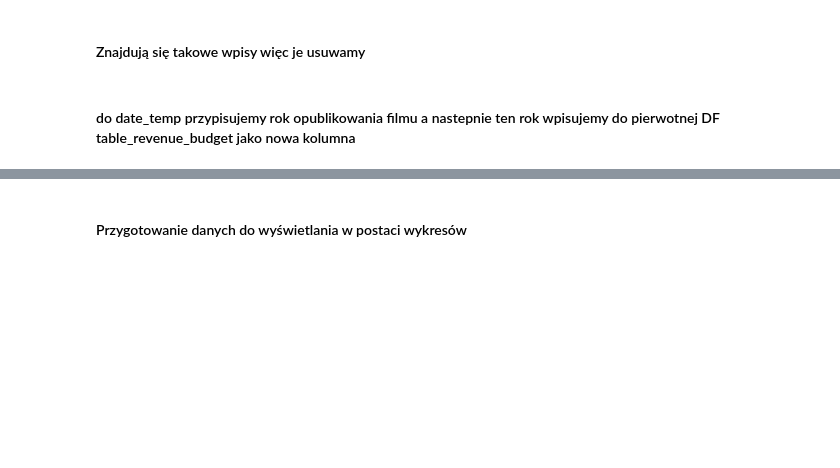
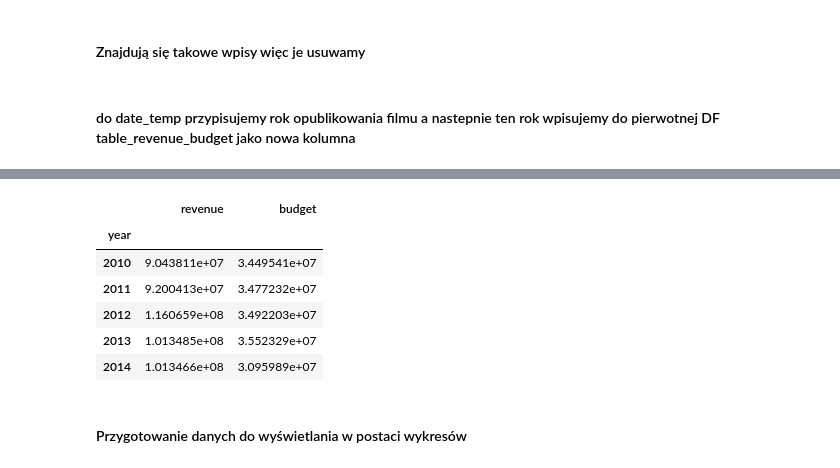
Before and after one commit to PiotrPieciak/Rozdzial-9_1-Zadanie, a Jupyter notebook: 9_1_baza_filmow.ipynb, the cells around one changed output, grey strips where cells are left out. Drawn from its saved outputs; the diff is of its cells as text; code cells hidden in the pictures; blank space fills up the shorter version.

```diff
--- a/9_1_baza_filmow.ipynb
+++ b/9_1_baza_filmow.ipynb
@@ -74,2 +65,0 @@ table_revenue_budget = table_revenue_budget[((table_revenue_budget['year']>=2010
-# %%
-table_revenue_budget = table_revenue_budget.pivot_table(index='year',values=['budget','revenue'],aggfunc='mean')
@@ -76,5 +70,16 @@ table_revenue_budget = table_revenue_budget.pivot_table(index='year',values=['bu
+# %%
+table_revenue_budget = table_revenue_budget.groupby('year').mean()
 # %%
 table_revenue_budget = table_revenue_budget.sort_values(by='year',ascending=True)
+table_revenue_budget.head()
+# %% [output]
+|  | revenue | budget |
+| year |  |  |
+| 2010 | 9.043811e+07 | 3.449541e+07 |
+| 2011 | 9.200413e+07 | 3.477232e+07 |
+| 2012 | 1.160659e+08 | 3.492203e+07 |
+| 2013 | 1.013485e+08 | 3.552329e+07 |
+| 2014 | 1.013466e+08 | 3.095989e+07 |
 # %% [markdown]
 #### Przygotowanie danych do wyświetlania w postaci wykresów
 # %%
```
Also changed, not shown: parts of 15 cells of this notebook.
